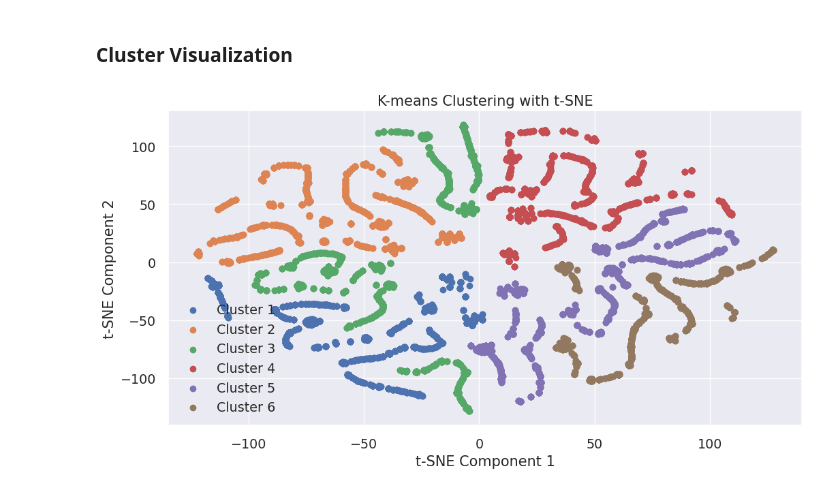
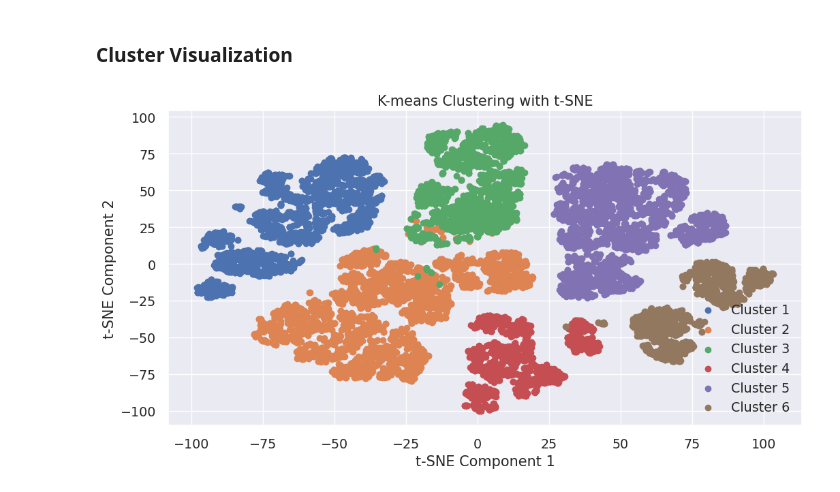
Before and after one commit to fatimagulomova/iu-projects, a Jupyter notebook: DLBDSMLUSL/task-2-policy-equity.ipynb, the cells around one changed output. Drawn from its saved outputs; the diff is of its cells as text; code cells hidden in the pictures.

```diff
--- a/DLBDSMLUSL/task-2-policy-equity.ipynb
+++ b/DLBDSMLUSL/task-2-policy-equity.ipynb
@@ -814,6 +832,8 @@ selected_features
 # %%
+# Scaling
 scale = StandardScaler()
-scaled_data = scale.fit_transform(encoded_df[selected_features])
-reduced_df = pd.DataFrame(scaled_data, columns=selected_features)
+scaled_data = scale.fit_transform(encoded_df)
+reduced_df = pd.DataFrame(scaled_data, columns=encoded_df.columns)[selected_features]
+
 reduced_df.head()
 # %% [output]
@@ -828,11 +848,12 @@ reduced_df.head()
 # %% [markdown]
 ### Choosing the Number of clusters k
 # %%
-# create a k-Means model an Elbow-Visualizer
+# Elbow Method to find optimal k
 model = KMeans()
 visualizer = KElbowVisualizer(model, k=(1, 15), timings=False)
+visualizer.fit(reduced_df)
+visualizer.show()
 
-# fit the visualizer and show the plot
-visualizer.fit(scaled_data)
-visualizer.show()
+# Get optimal k from the Elbow method
+optimal_k = visualizer.elbow_value_
 # %% [output]
@@ -841,8 +865,7 @@ visualizer.show()
 # %% [markdown]
 ### K-means clustering
 # %%
-n_clusters = 6
-kmeans = KMeans(n_clusters=n_clusters, random_state=42, max_iter=100).fit(scaled_data)
+kmeans = KMeans(n_clusters=optimal_k, random_state=42, max_iter=100).fit(scaled_data)
 
 # extract centroids of clusters into a dataframe
 centers = kmeans.cluster_centers_
@@ -857,7 +880,7 @@ labels = kmeans.labels_
 cluster_characteristics = []
 size_of_clusters = []
 
-for i in range(n_clusters):
+for i in range(optimal_k):
     cluster_data = scaled_data[labels == i]
     cluster_size = len(cluster_data)
     cluster_center = centers[i]
@@ -954,21 +987,21 @@ CLUSTER
 # %%
 # Visualization of kmeans with TSNE
 
 tsne = TSNE(n_components=2, random_state=0)
 tsne_results = tsne.fit_transform(reduced_df)
 
 plt.figure(figsize=(12, 6))
-for i in range(n_clusters):
+for i in range(optimal_k):
     plt.scatter(tsne_results[labels == i][:, 0],
                 tsne_results[labels == i][:, 1], label=f'Cluster {i + 1}')
 
 plt.xlabel('t-SNE Component 1')
 plt.ylabel('t-SNE Component 2')
 plt.title('K-means Clustering with t-SNE')
 plt.legend(loc ='best')
 plt.show()
 # %% [output]
-[figure, old version]
+[figure, new version]
 # %%
 data = [len(reduced_df[reduced_df['CLUSTER'] == feature]) for feature in reduced_df['CLUSTER'].value_counts().index]
 labels = ['CLUSTER 1', 'CLUSTER 2', 'CLUSTER 3', 'CLUSTER 4', 'CLUSTER 5', 'CLUSTER 6']
```
Also changed, not shown: parts of 42 cells of this notebook.
